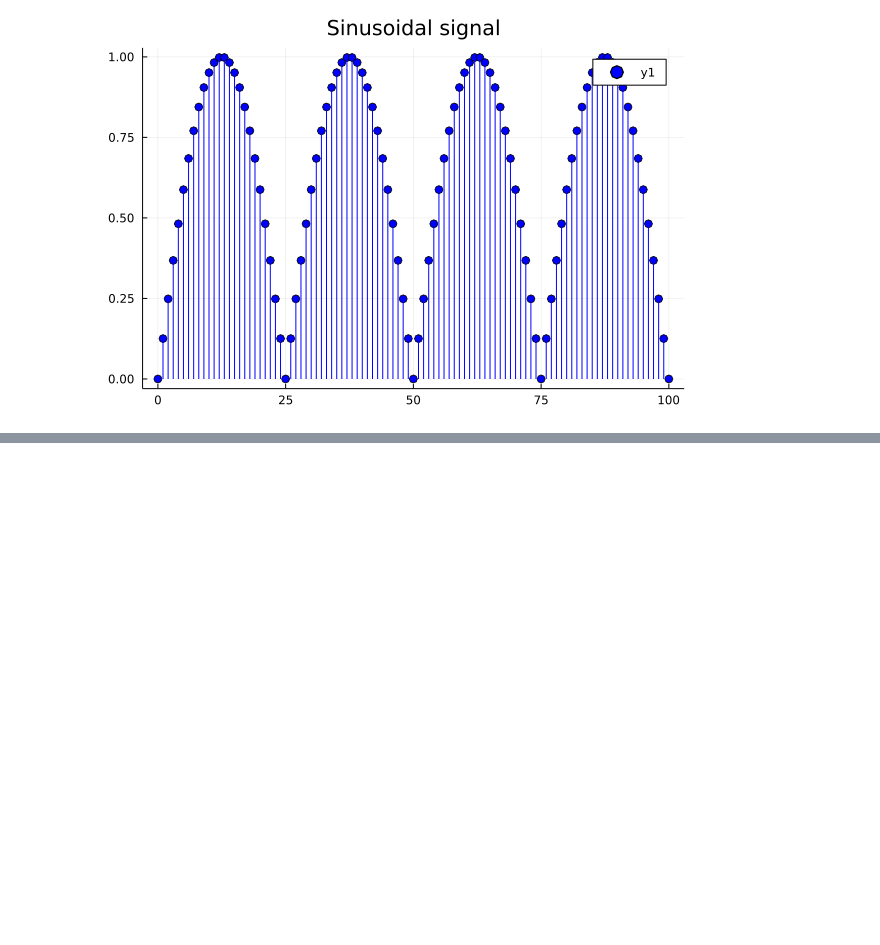
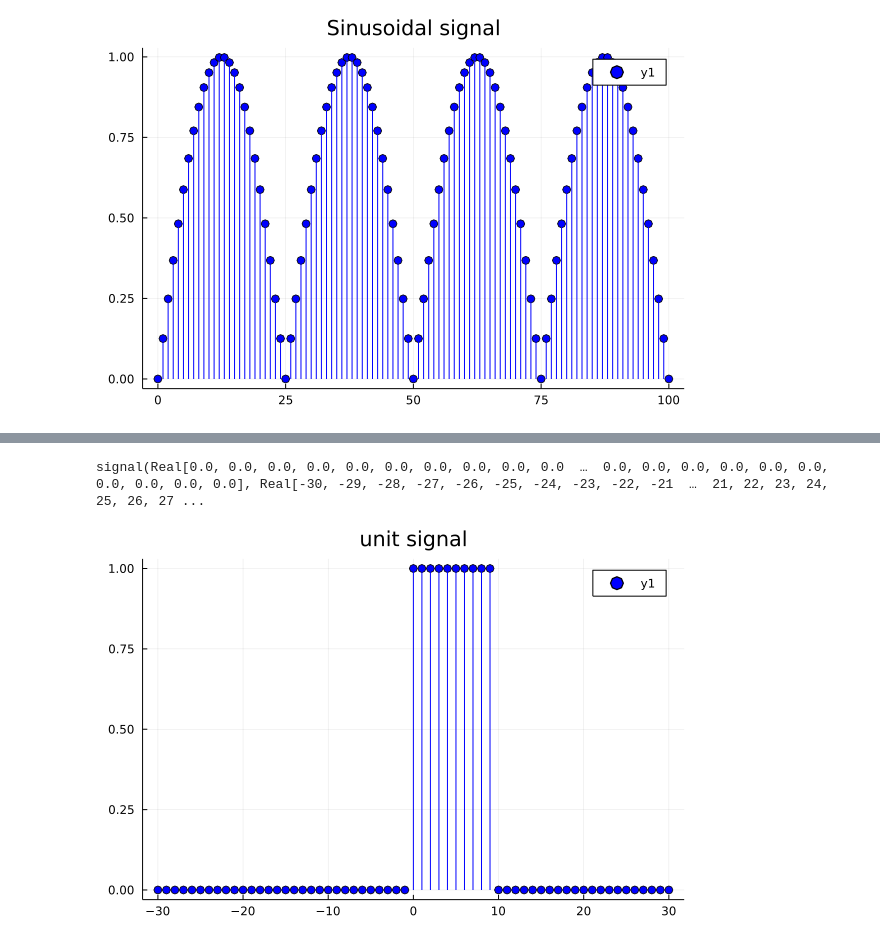
Before and after one commit to gjunqueira-sys/MySignalProcessing.jl, a Jupyter notebook: src/2022-1-8-SignalProcessingPart5.ipynb, the cells around one changed output, grey strips where cells are left out. Cells and saved outputs as stored; diff of their text form; code cells hidden in the pictures; blank space fills up the shorter version.

```diff
--- a/src/2022-1-8-SignalProcessingPart5.ipynb
+++ b/src/2022-1-8-SignalProcessingPart5.ipynb
@@ -86,0 +112,8 @@ plot(s3.n, s3.A, line=:stem, title="Sinusoidal signal", marker = :o, color = :bl
+# %%
+x = stepseq(-30, 30) +  (-1*stepseq(-20,20)|> sigshift(10))
+# %% [output]
+signal(Real[0.0, 0.0, 0.0, 0.0, 0.0, 0.0, 0.0, 0.0, 0.0, 0.0  …  0.0, 0.0, 0.0, 0.0, 0.0, 0.0, 0.0, 0.0, 0.0, 0.0], Real[-30, -29, -28, -27, -26, -25, -24, -23, -22, -21  …  21, 22, 23, 24, 25, 26, 27 ...
+# %%
+plot(x.n, x.A, line=:stem, title="unit signal", marker = :o, color = :blue)
+# %% [output]
+[figure, added]
```
Also changed, not shown: parts of 12 cells of this notebook, 1 other file.
